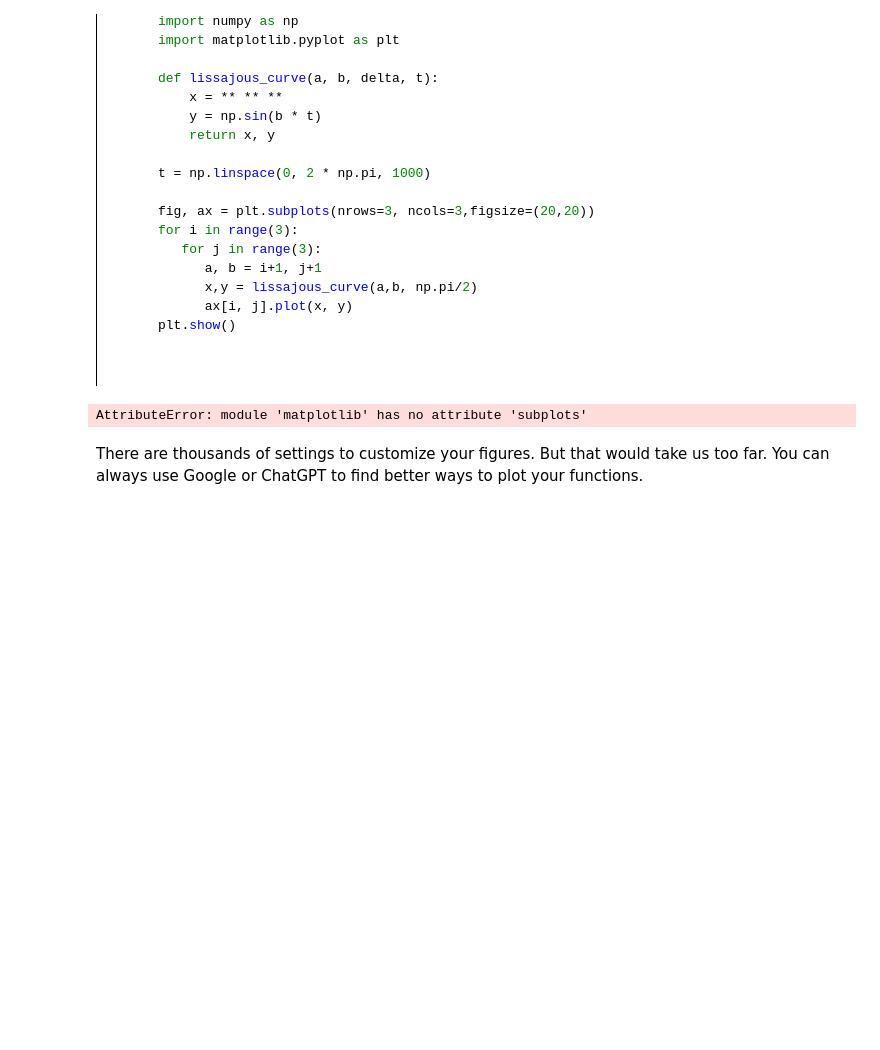
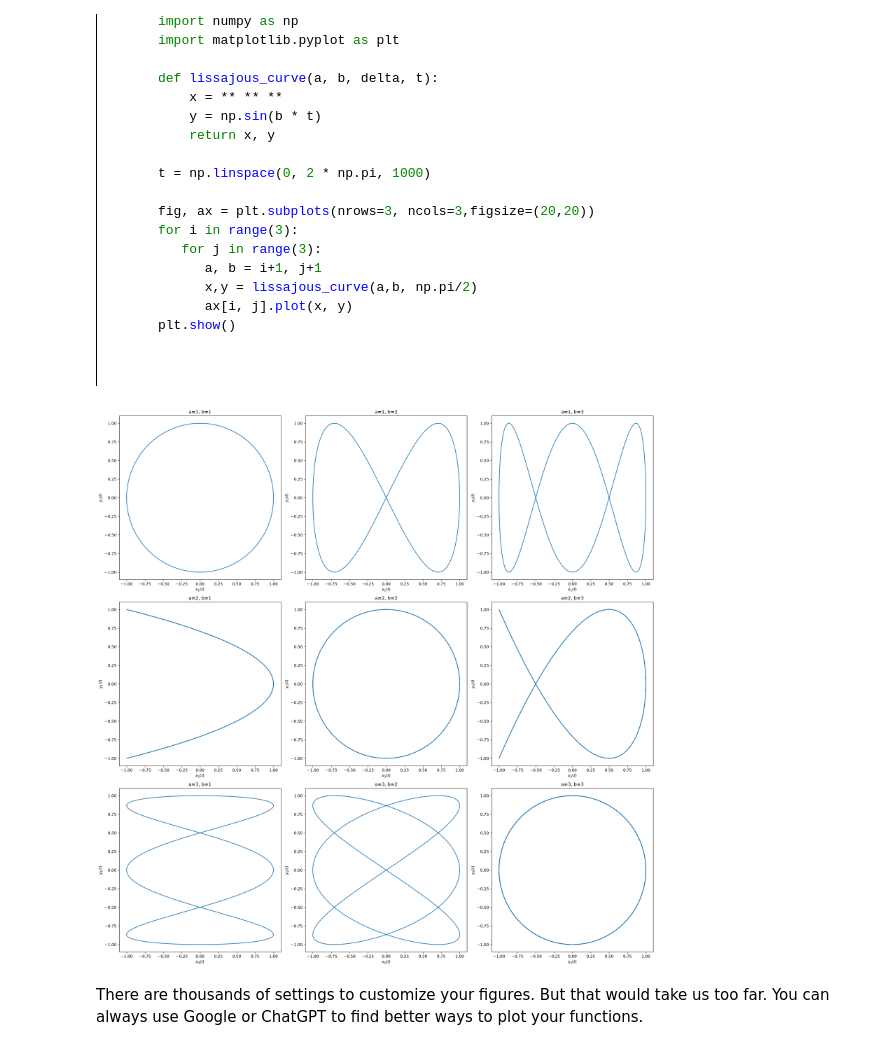
Before and after one commit to Hadain183/MV2627_Exercises, a Jupyter notebook: Session1_Introduction/session1_introduction.ipynb, the cells around one changed output. Cells and saved outputs as stored; diff of their text form; code cells hidden in the pictures; blank space fills up the shorter version.

```diff
--- a/Session1_Introduction/session1_introduction.ipynb
+++ b/Session1_Introduction/session1_introduction.ipynb
@@ -710,22 +709,28 @@ where:
 # %%
 # YOUR CODE HERE
 import numpy as np
-import matplotlib as plt
+import matplotlib.pyplot as plt
 
 def lissajous_curve(a, b, delta, t):
     x = np.sin(a*t + delta)
-    y = np.cos (b*t)
+    y = np.sin(b*t)
     return x,y
 
+t = np.linspace(0, 2*np.pi, 1000)
 fig, ax = plt.subplots(nrows=3, ncols=3, figsize=(20,20))
 for i in range(3):
     for j in range(3):
         a,b = i+1, j+1
-        x,y = lissajous_curve(a,b, np.pi/2)
-        ax[i, j].plit(x,y)
+        x,y = lissajous_curve(a,b, np.pi/2,t)
+        ax[i, j].plot(x,y)
+        ax[i, j].set_title(f"a={a}, b={b}")
+        ax[i, j].set_xlabel(f"$x_{i+1}(t)$")
+        ax[i, j].set_ylabel(f"$y_{j+1}(t)$")
+
+plt.tight_layout()
 plt.show()
 # %% [output]
-AttributeError: module 'matplotlib' has no attribute 'subplots'
+[figure, added]
 # %% [markdown]
 There are thousands of settings to customize your figures. But that would take us too far. You can always use Google or ChatGPT to find better ways to plot your functions.
 # %% [markdown]
```
Also changed, not shown: parts of 1 cell of this notebook.
